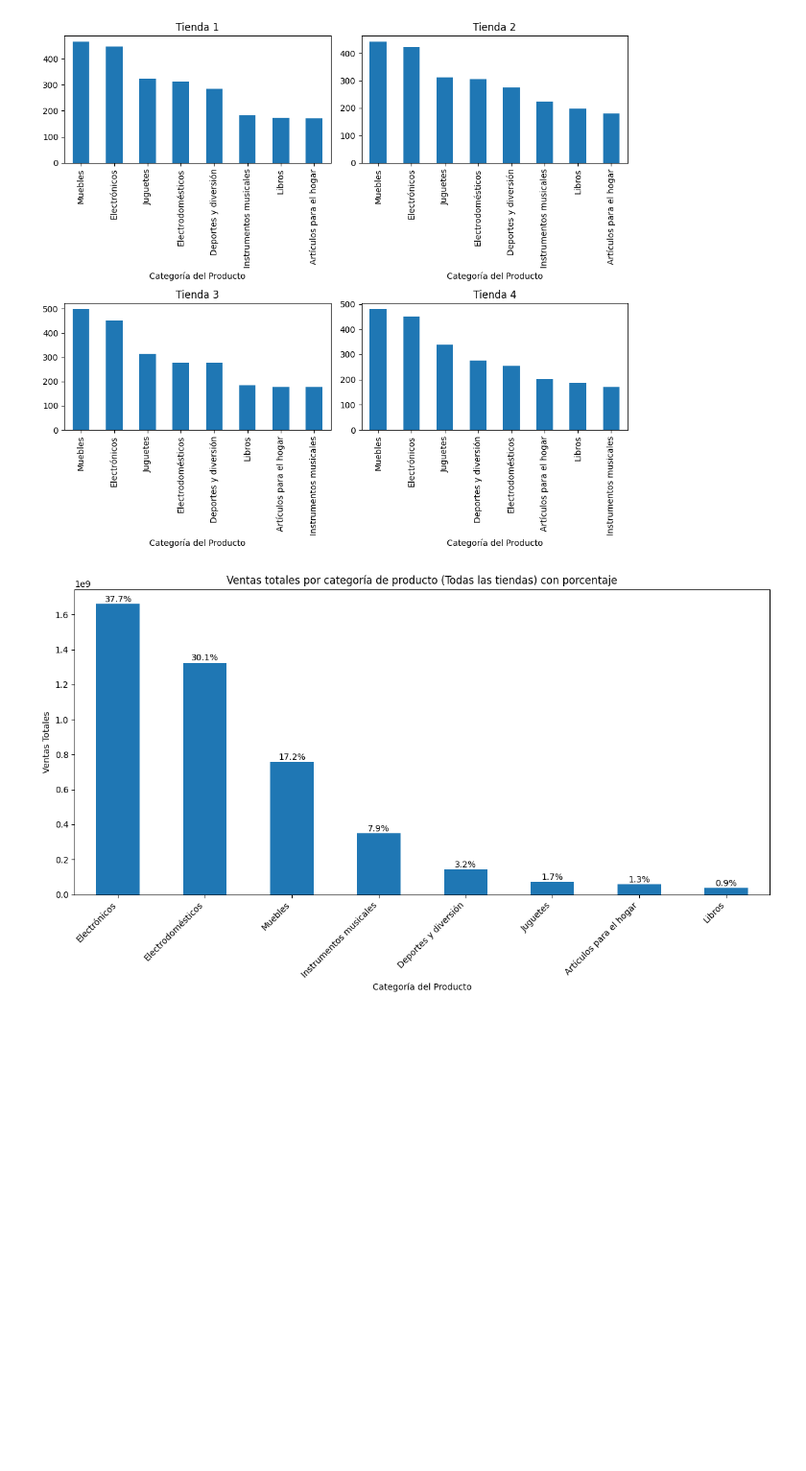
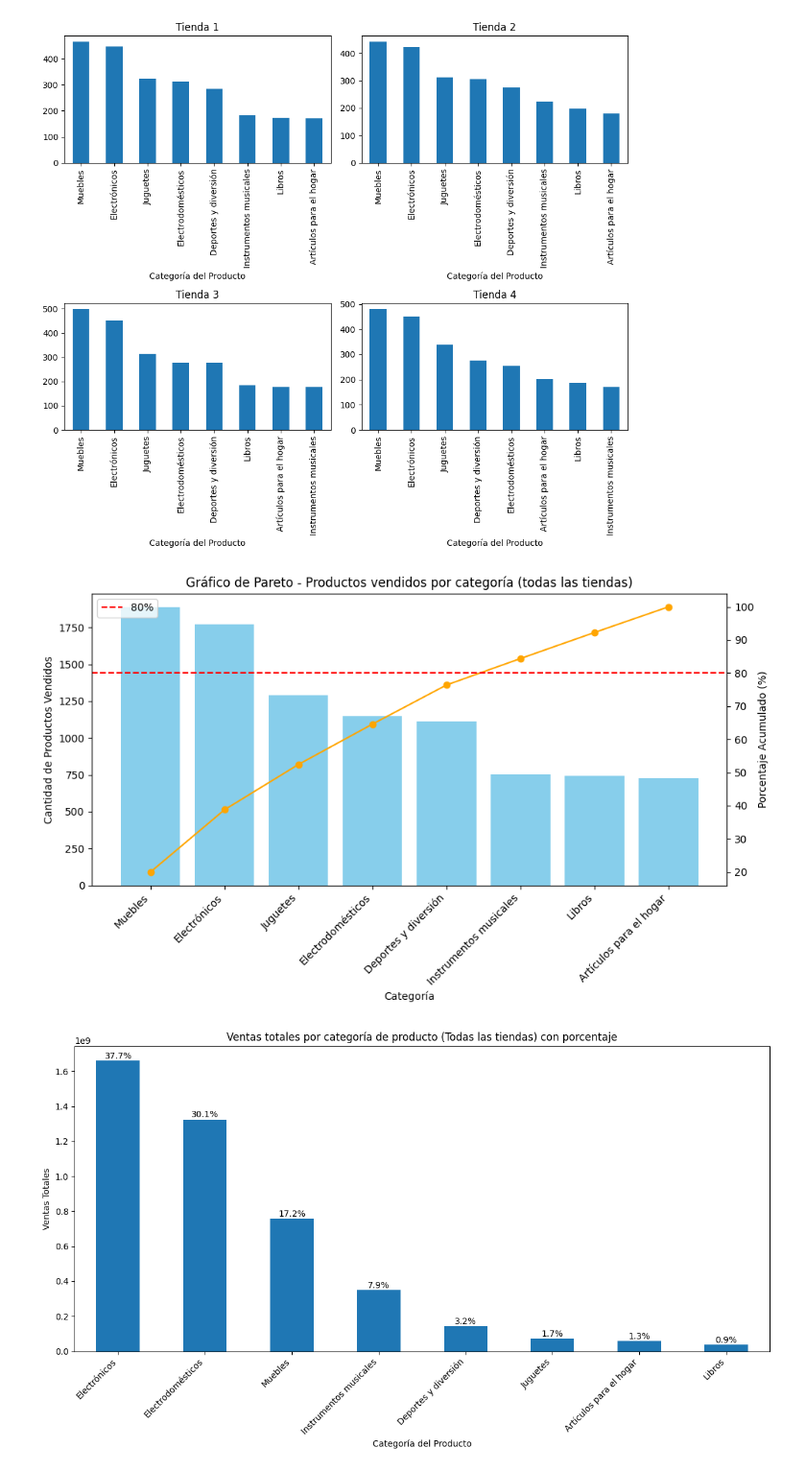
Before and after one commit to ECastro08/Alura-Store-Challenge, a Jupyter notebook: AluraStoreLatam.ipynb, the cells around one changed output. Shown at 96% size. Saved outputs shown, nothing was run; the diff lists cells and outputs as text; code cells hidden in the pictures; blank space fills up the shorter version.

```diff
--- a/AluraStoreLatam.ipynb
+++ b/AluraStoreLatam.ipynb
@@ -147,6 +130,41 @@ plt.tight_layout()
 plt.show()
 # %% [output]
 [figure]
+# %%
+df_ventas_combinado = pd.DataFrame({
+    'Tienda 1': df1_ventas,
+    'Tienda 2': df2_ventas,
+    'Tienda 3': df3_ventas,
+    'Tienda 4': df4_ventas
+})
+# Sumar la cantidad total por categoría (sumando todas las tiendas)
+ventas_totales_por_categoria = df_ventas_combinado.sum(axis=1).sort_values(ascending=False)
+porcentaje_acumulado = ventas_totales_por_categoria.cumsum() / ventas_totales_por_categoria.sum() * 100
+
+
+fig, ax1 = plt.subplots(figsize=(10, 6))
+
+# Barras: cantidad total por categoría
+ax1.bar(ventas_totales_por_categoria.index, ventas_totales_por_categoria.values, color='skyblue')
+ax1.set_ylabel('Cantidad de Productos Vendidos')
+ax1.set_xlabel('Categoría')
+ax1.set_xticklabels(ventas_totales_por_categoria.index, rotation=45, ha='right')
+
+# Línea: porcentaje acumulado
+ax2 = ax1.twinx()
+ax2.plot(ventas_totales_por_categoria.index, porcentaje_acumulado, color='orange', marker='o')
+ax2.set_ylabel('Porcentaje Acumulado (%)')
+
+# Línea de referencia del 80%
+ax2.axhline(80, color='red', linestyle='--', label='80%')
+ax2.legend(loc='upper left')
+
+plt.title('Gráfico de Pareto - Productos vendidos por categoría (todas las tiendas)')
+plt.tight_layout()
+
+plt.show()
+# %% [output]
+[figure, added]
 # %%
 
 df_tiendas = pd.concat([tienda, tienda2, tienda3, tienda4])
```
Also changed, not shown: parts of 12 cells of this notebook.
